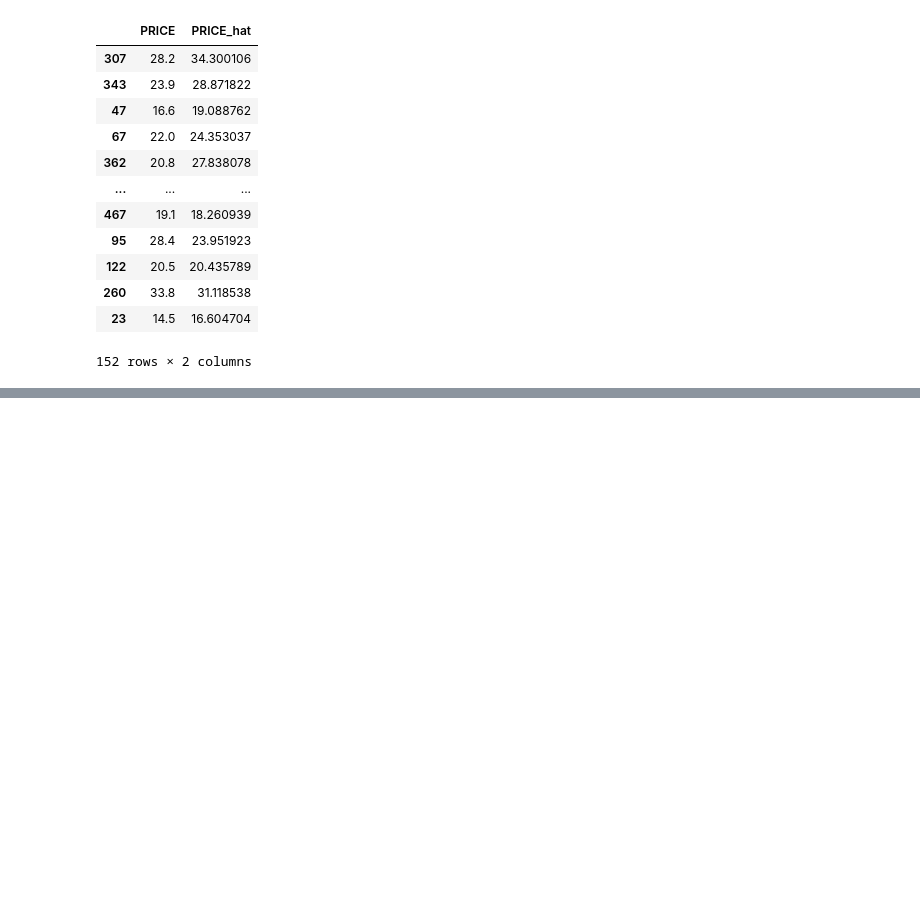
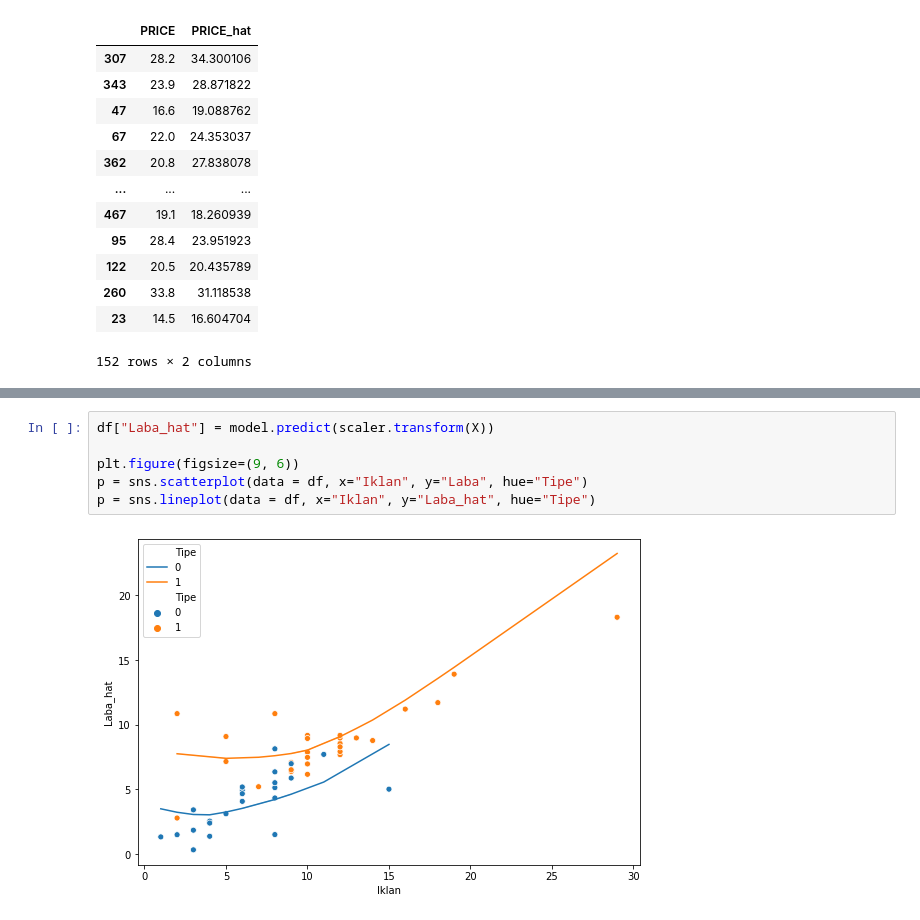
Before and after one commit to sakerajunior/ptpjb, a Jupyter notebook: 13 Pendahuluan Deep Learning.ipynb, the cells around one changed output, grey strips where cells are left out. Saved outputs shown, nothing was run; the diff lists cells and outputs as text; blank space fills up the shorter version.

```diff
--- a/13 Pendahuluan Deep Learning.ipynb
+++ b/13 Pendahuluan Deep Learning.ipynb
@@ -220,0 +341,8 @@ hasil
+# %%
+df["Laba_hat"] = model.predict(scaler.transform(X))
+
+plt.figure(figsize=(9, 6))
+p = sns.scatterplot(data = df, x="Iklan", y="Laba", hue="Tipe")
+p = sns.lineplot(data = df, x="Iklan", y="Laba_hat", hue="Tipe")
+# %% [output]
+[figure, added]
```
Also changed, not shown: parts of 7 cells of this notebook.
